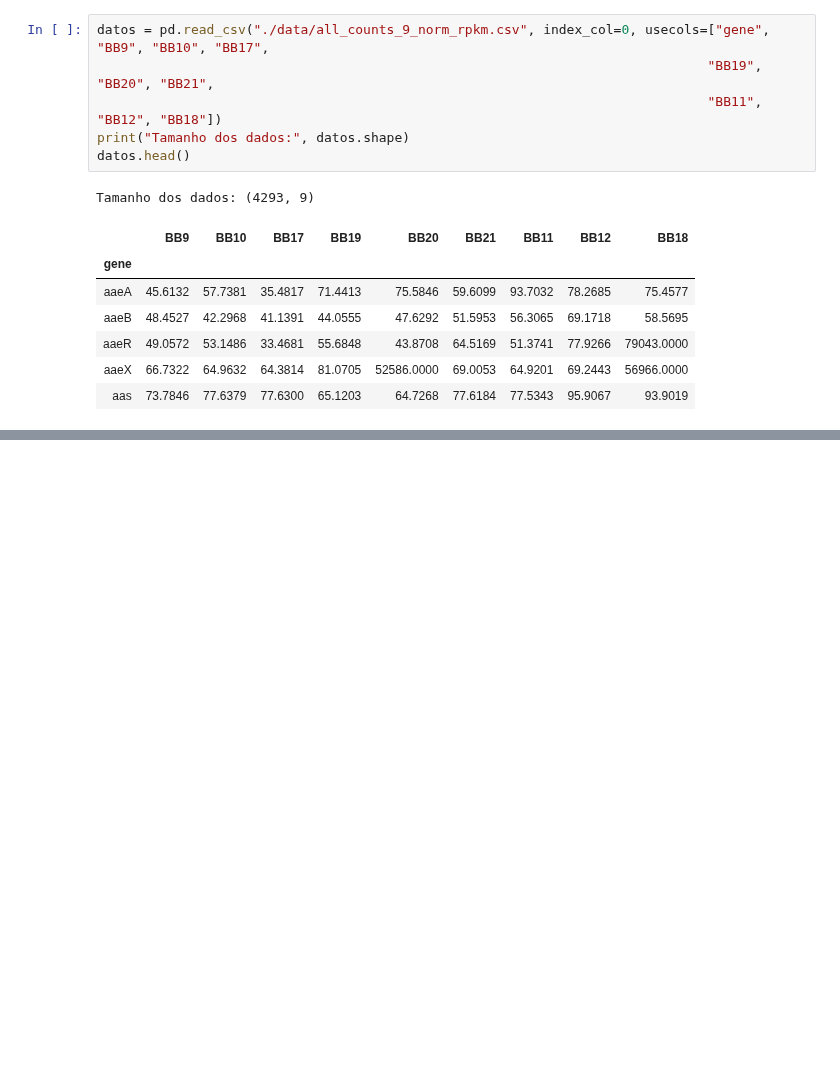
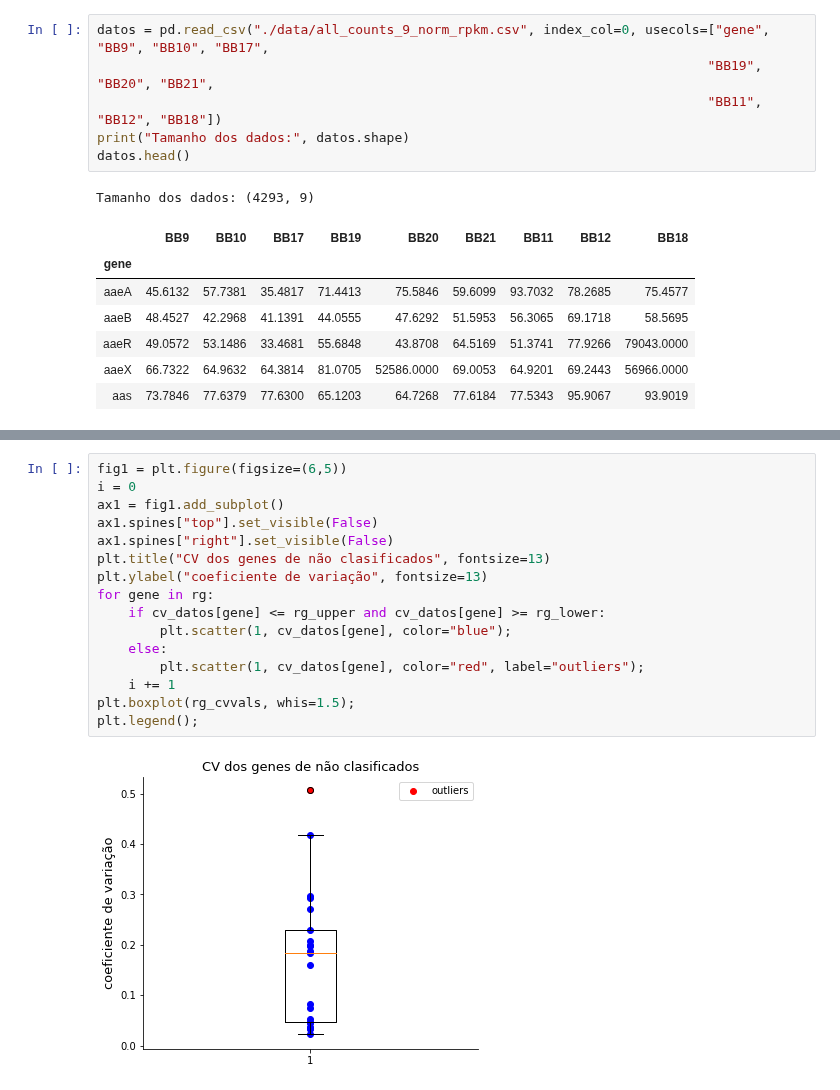
Before and after one commit to ejrueda/MasterUFPA, a Jupyter notebook: Proyectos/BioInformática/Data pre-processing.ipynb, the cells around one changed output, grey strips where cells are left out. Cells and saved outputs as stored; diff of their text form; blank space fills up the shorter version.

```diff
--- a/Proyectos/BioInformática/Data pre-processing.ipynb
+++ b/Proyectos/BioInformática/Data pre-processing.ipynb
@@ -569,0 +129,18 @@ fig.show()
+# %%
+fig1 = plt.figure(figsize=(6,5))
+i = 0
+ax1 = fig1.add_subplot()
+ax1.spines["top"].set_visible(False)
+ax1.spines["right"].set_visible(False)
+plt.title("CV dos genes de não clasificados", fontsize=13)
+plt.ylabel("coeficiente de variação", fontsize=13)
+for gene in rg:
+    if cv_datos[gene] <= rg_upper and cv_datos[gene] >= rg_lower:
+        plt.scatter(1, cv_datos[gene], color="blue");
+    else:
+        plt.scatter(1, cv_datos[gene], color="red", label="outliers");
+    i += 1
+plt.boxplot(rg_cvvals, whis=1.5);
+plt.legend();
+# %% [output]
+[figure, added]
```
Also changed, not shown: parts of 60 cells of this notebook, 2 other files.
